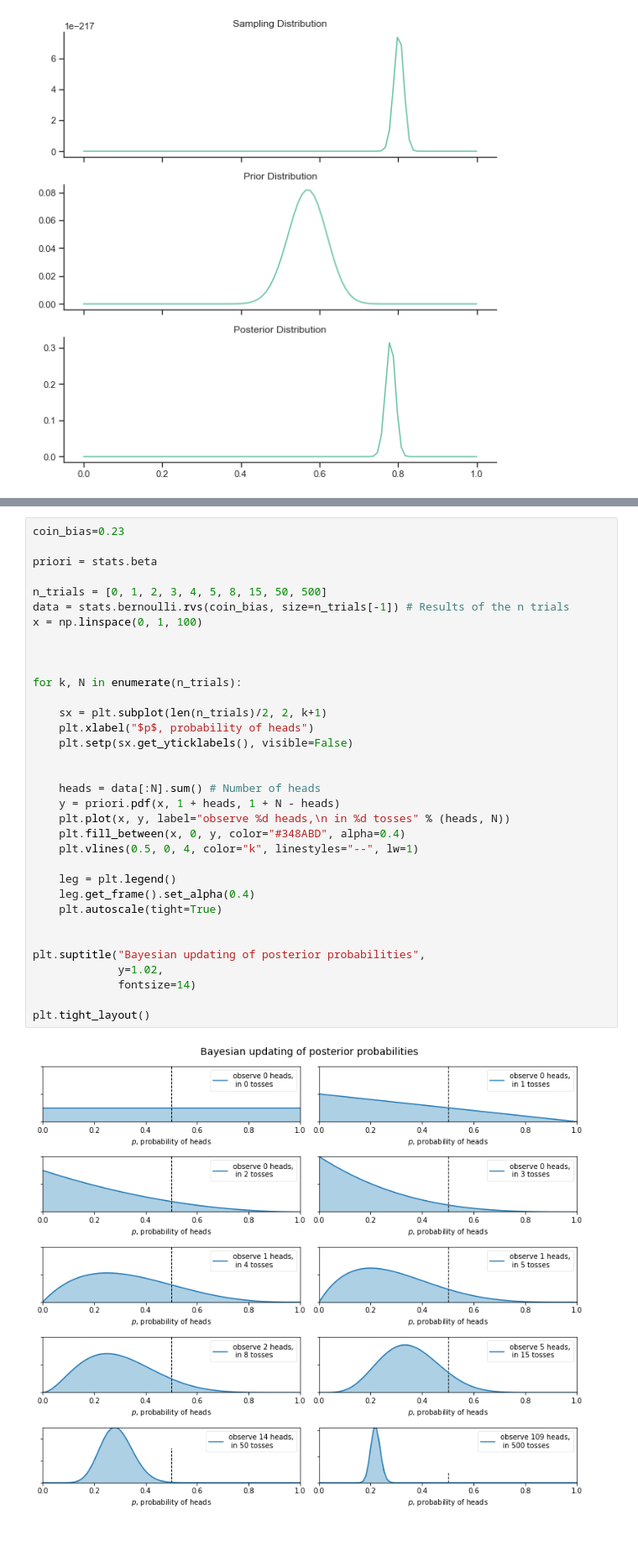
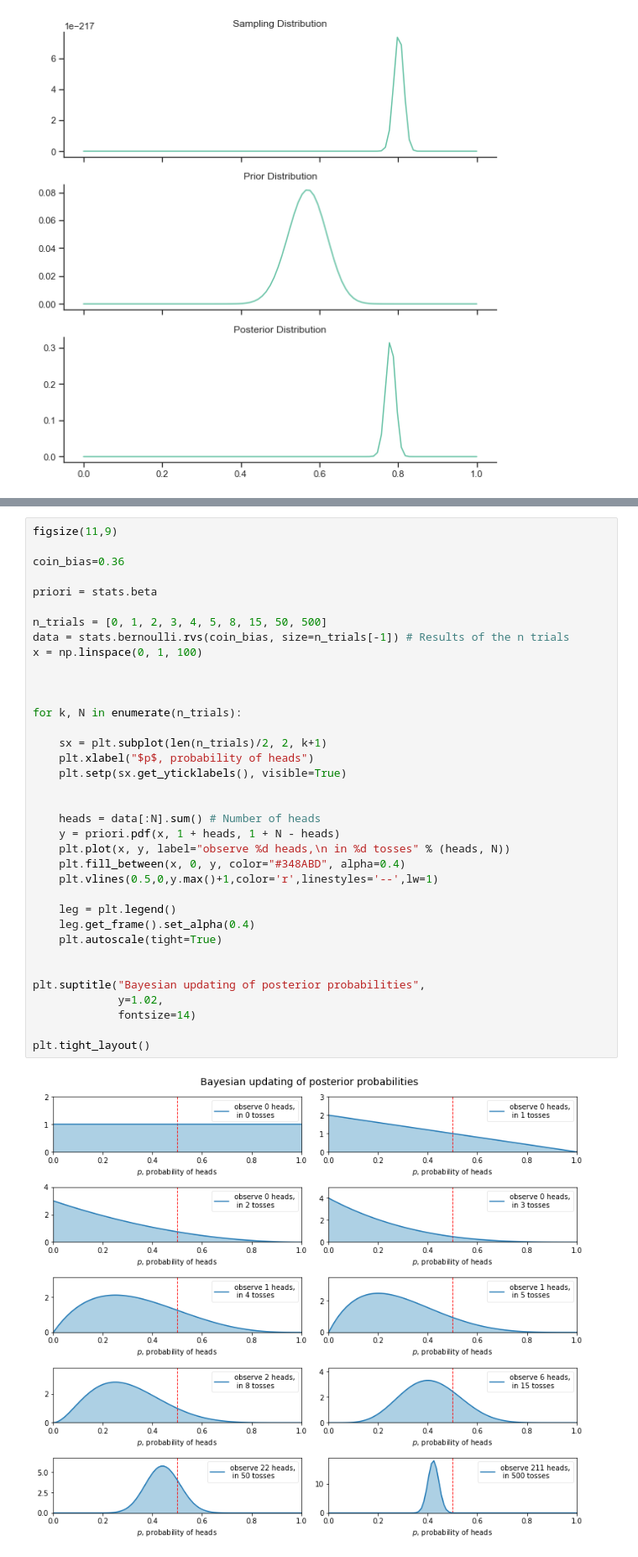
Before and after one commit to fe-lipe-c/IntroDS-Projeto-Final, a Jupyter notebook: bayes_theorem.ipynb, the cells around one changed output, grey strips where cells are left out. Shown: that part at 84% size. Cells and saved outputs as stored; diff of their text form.

```diff
--- a/bayes_theorem.ipynb
+++ b/bayes_theorem.ipynb
@@ -179,38 +181,40 @@ How we do that?
 
 Have fun.
 # %%
-coin_bias=0.23
+figsize(11,9)
+
+coin_bias=0.36
 
 priori = stats.beta
 
 n_trials = [0, 1, 2, 3, 4, 5, 8, 15, 50, 500]
 data = stats.bernoulli.rvs(coin_bias, size=n_trials[-1]) # Results of the n trials
 x = np.linspace(0, 1, 100)
 
 
 
 for k, N in enumerate(n_trials):
 
     sx = plt.subplot(len(n_trials)/2, 2, k+1)
     plt.xlabel("$p$, probability of heads")
-    plt.setp(sx.get_yticklabels(), visible=False)
+    plt.setp(sx.get_yticklabels(), visible=True)
 
 
     heads = data[:N].sum() # Number of heads
     y = priori.pdf(x, 1 + heads, 1 + N - heads)
     plt.plot(x, y, label="observe %d heads,\n in %d tosses" % (heads, N))
     plt.fill_between(x, 0, y, color="#348ABD", alpha=0.4)
-    plt.vlines(0.5, 0, 4, color="k", linestyles="--", lw=1)
+    plt.vlines(0.5,0,y.max()+1,color='r',linestyles='--',lw=1)
 
     leg = plt.legend()
     leg.get_frame().set_alpha(0.4)
     plt.autoscale(tight=True)
 
 
 plt.suptitle("Bayesian updating of posterior probabilities",
              y=1.02,
              fontsize=14)
 
 plt.tight_layout()
 # %% [output]
-[figure, old version]
+[figure, new version]
```
Also changed, not shown: parts of 5 cells of this notebook.
